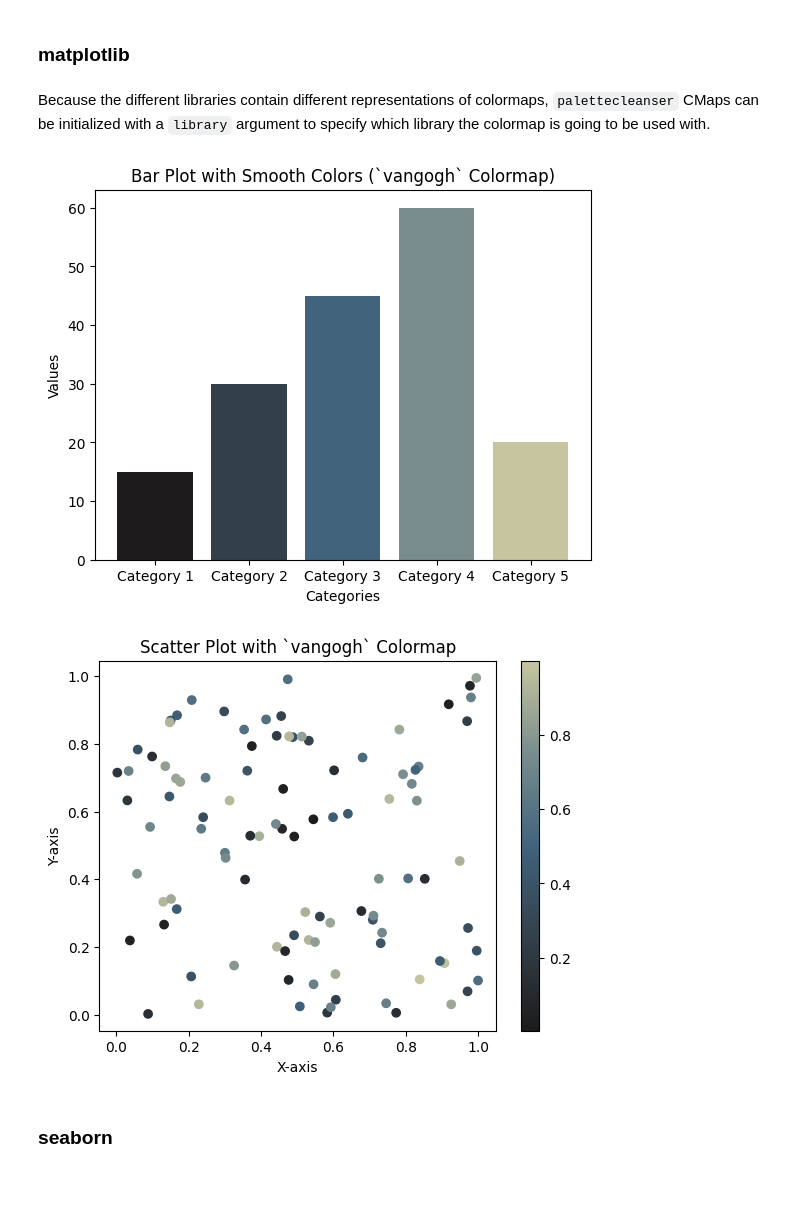
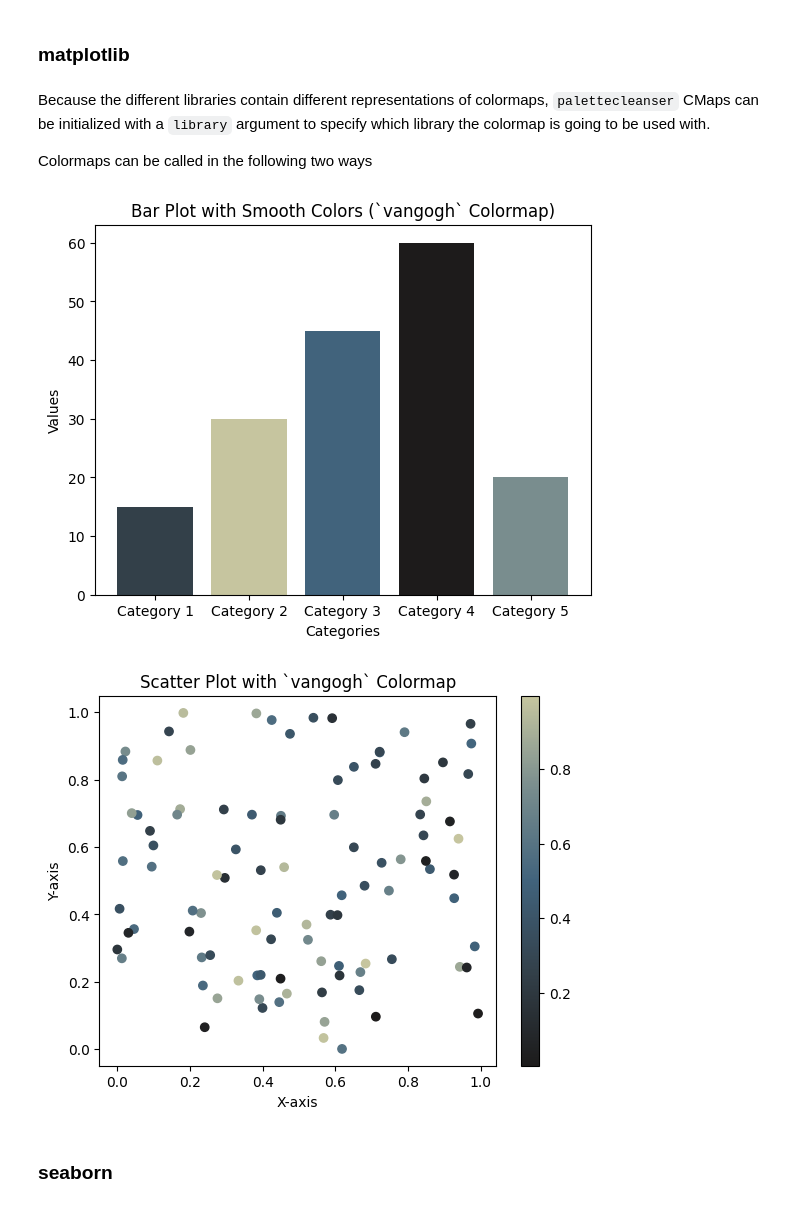
Before and after one commit to sansona/palettecleanse, a Jupyter notebook: usage.ipynb, the cells around one changed output. Cells and saved outputs as stored; diff of their text form; code cells hidden in the pictures.

Commit message:
Added explicit qualitative heatmap in class init

```diff
--- a/usage.ipynb
+++ b/usage.ipynb
@@ -49,33 +50,41 @@ vangogh_obj.display_example_plots()
 ### matplotlib
 # %% [markdown]
 Because the different libraries contain different representations of colormaps, `palettecleanser` CMaps can be initialized with a `library` argument to specify which library the colormap is going to be used with.
+
+Colormaps can be called in the following two ways
 # %%
-vangogh_mpl = convert_to_cmap(f'images/{fname}', library='matplotlib')
+# this is the entire object that contains all colormaps. Use this when a variety of colormaps (sequential, quantitative, etc) may be used across multiple plot types
+vangogh_mpl_obj = CMap(f'images/{fname}')
+
+# this is a single colormap. Used this when only a single colormap is needed for a single plot
+vangogh_mpl_sequential = convert_to_cmap(f'images/{fname}', library='matplotlib')
 # %%
 # example bar plot
 categories = ['Category 1', 'Category 2', 'Category 3', 'Category 4', 'Category 5']
 values = [15, 30, 45, 60, 20]
 
-colors = vangogh_mpl(np.linspace(0, 1, len(categories)))
-plt.bar(categories, values, color=colors)
+# plot using the qualitative cmap
+plt.bar(categories, values, color=vangogh_mpl_obj.qualitative_cmap)
 plt.title(f'Bar Plot with Smooth Colors (`vangogh` Colormap)')
 plt.xlabel('Categories')
 plt.ylabel('Values')
 plt.show()
 # %% [output]
-[figure, old version]
+[figure, new version]
 # %%
 # example scatter plot
 x = np.random.rand(100)
 y = np.random.rand(100)
 colors = np.random.rand(100)  # Defining colors based on data range
-plt.scatter(x, y, c=colors, cmap=vangogh_mpl)
+
+# plot using the single colormap
+plt.scatter(x, y, c=colors, cmap=vangogh_mpl_sequential)
 plt.colorbar()
 plt.title('Scatter Plot with `vangogh` Colormap')
 plt.xlabel('X-axis')
 plt.ylabel('Y-axis')
 plt.show()
 # %% [output]
-[figure, old version]
+[figure, new version]
 # %% [markdown]
 ### seaborn
```
Also changed, not shown: parts of 16 cells of this notebook, 2 other files.
